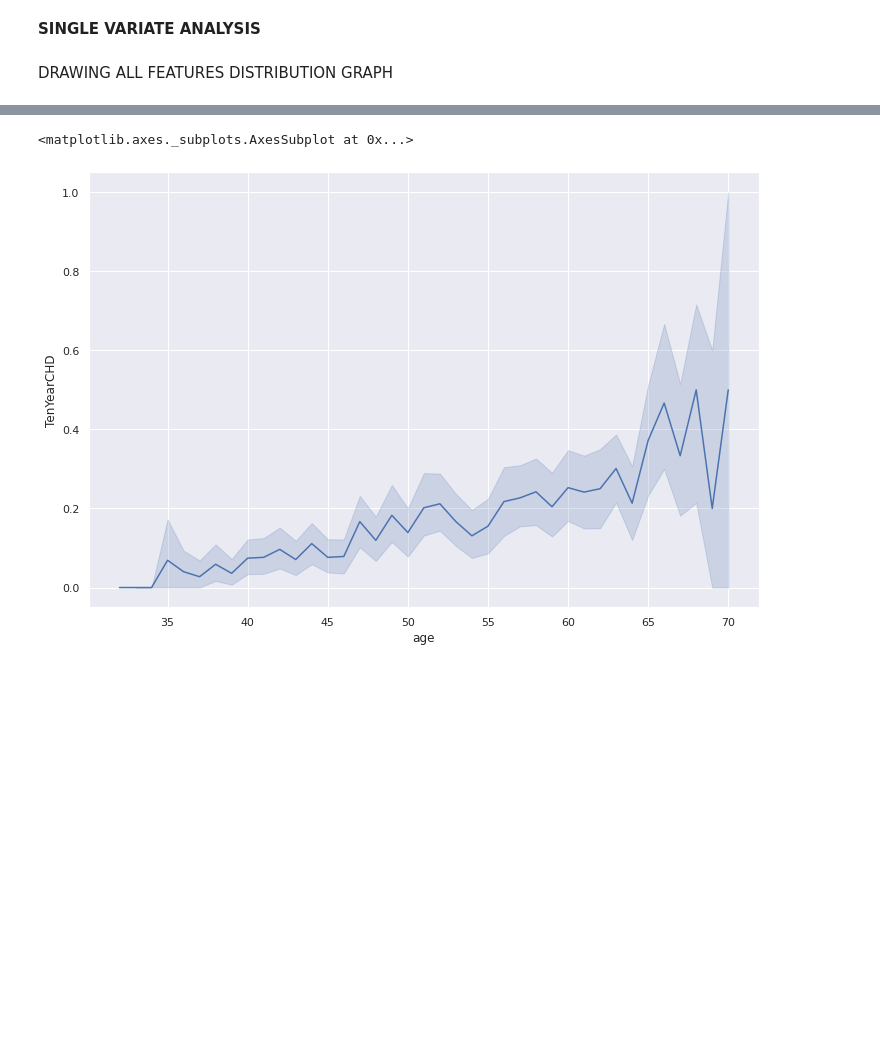
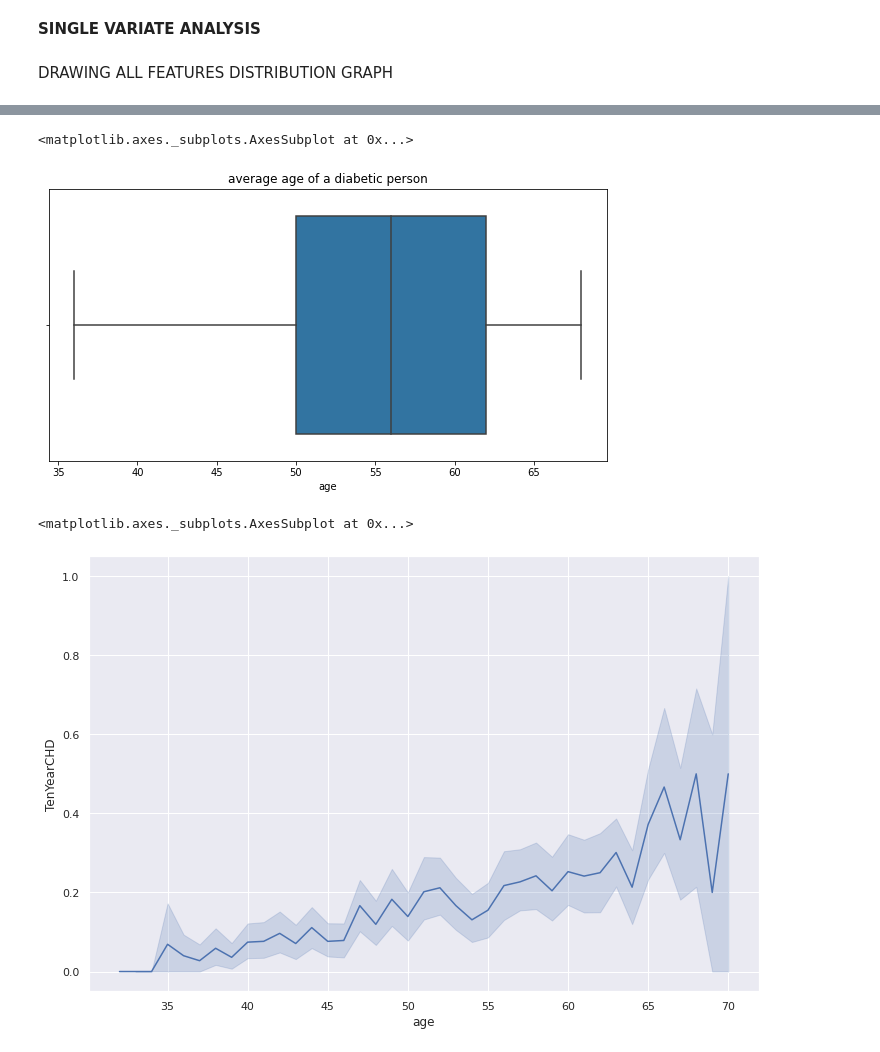
Before and after one commit to amalmon/cardio-vascular-risk-prediction, a Jupyter notebook: cardio_vascular_risk_prediction_individual_notebook_by_AMAL.ipynb, the cells around one changed output, grey strips where cells are left out. Drawn from its saved outputs; the diff is of its cells as text; code cells hidden in the pictures; blank space fills up the shorter version.

```diff
--- a/cardio_vascular_risk_prediction_individual_notebook_by_AMAL.ipynb
+++ b/cardio_vascular_risk_prediction_individual_notebook_by_AMAL.ipynb
@@ -313,3 +314,10 @@ sns.boxplot(df[df['is_smoking']==1]['cigsPerDay'])
+# %%
+plt.figure(figsize=(10,5))
+plt.title('average age of a diabetic person')
+sns.boxplot(df[df['diabetes']==1]['age'])
+# %% [output]
+<matplotlib.axes._subplots.AxesSubplot at 0x...>
+[figure, added]
 # %%
 import seaborn as sns
 plt.figure(figsize=(12,8))
```
Also changed, not shown: parts of 5 cells of this notebook.
